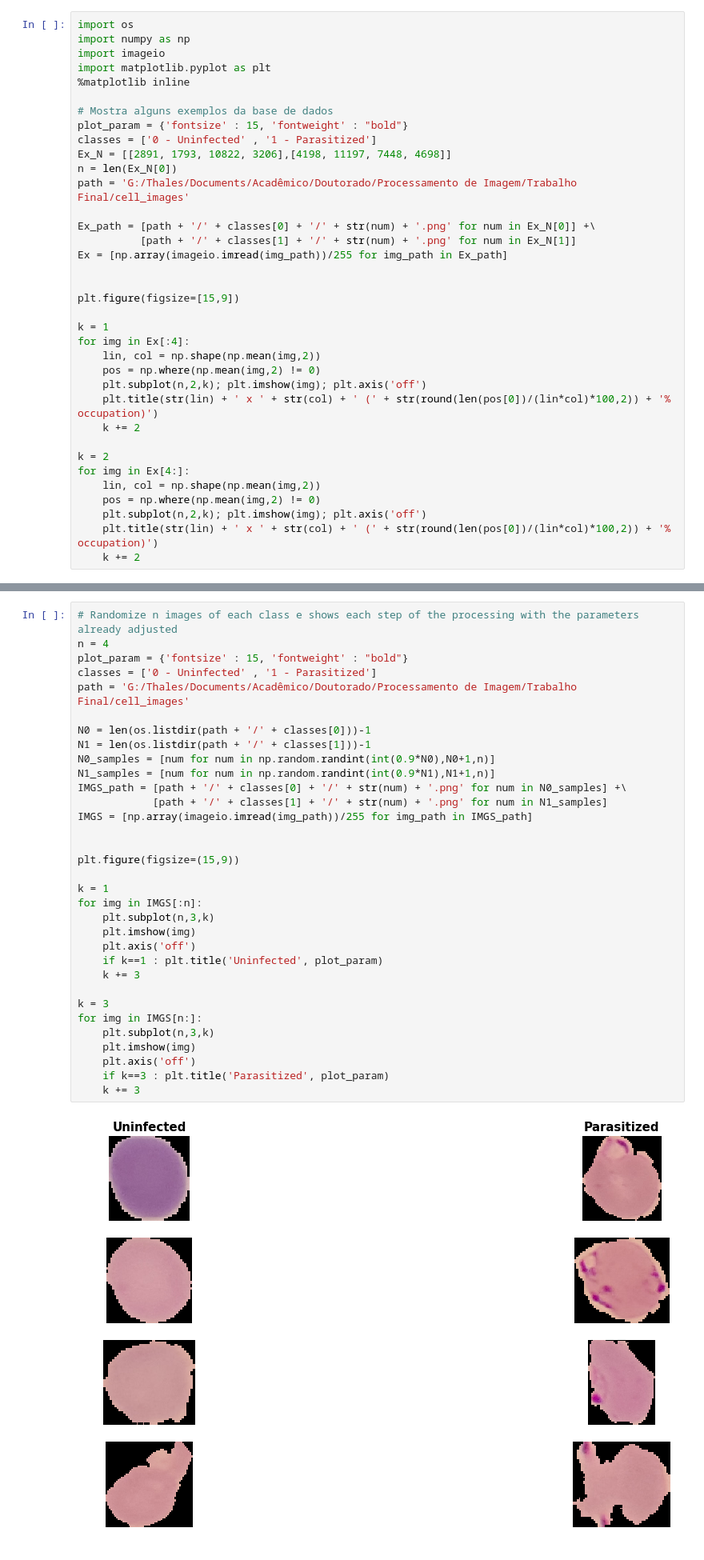
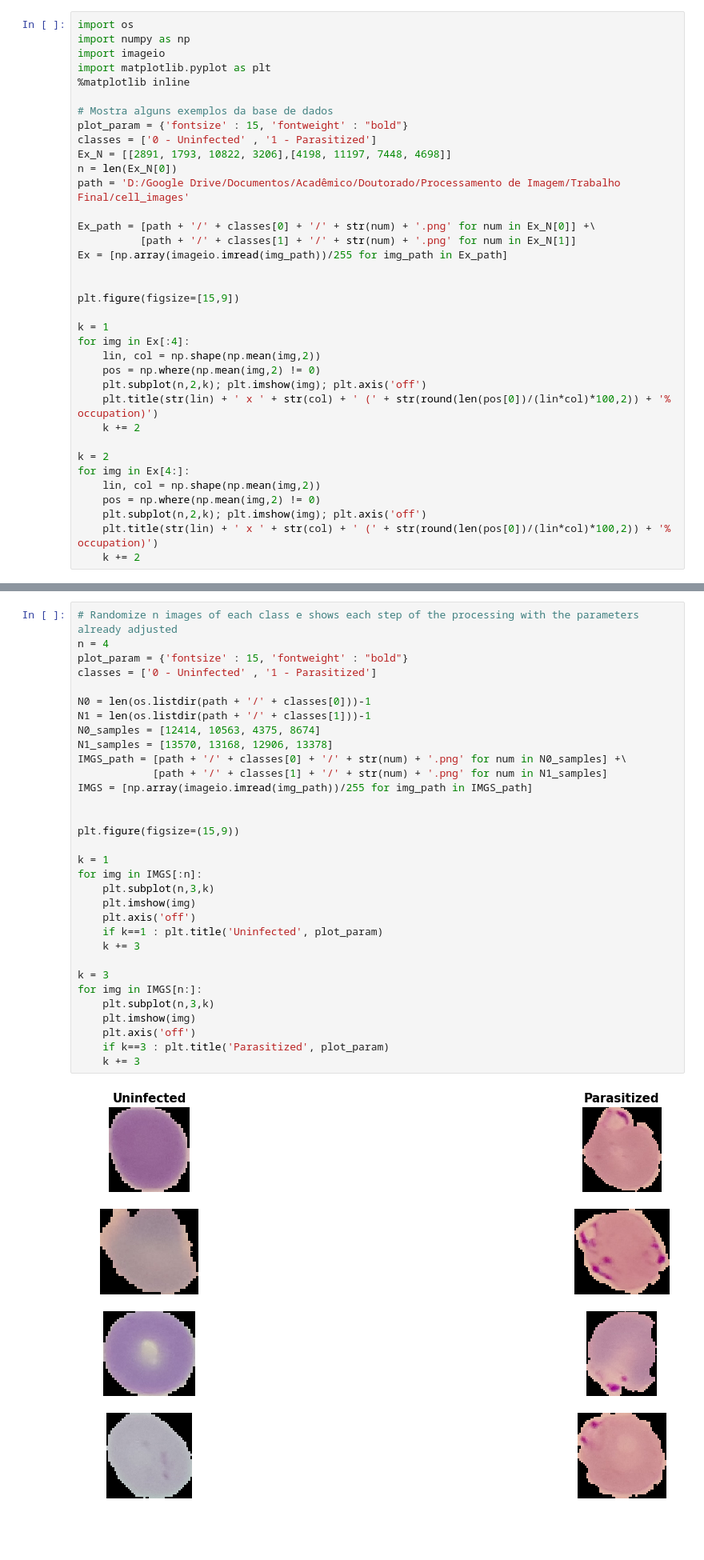
Before and after one commit to thalesogoncalves/Detecting-Malaria-Disease-in-Cell-Images, a Jupyter notebook: Report.ipynb, the cells around one changed output, grey strips where cells are left out. Shown at 80% size. Cells and saved outputs as stored; diff of their text form.

```diff
--- a/Report.ipynb
+++ b/Report.ipynb
@@ -13,7 +13,7 @@ plot_param = {'fontsize' : 15, 'fontweight' : "bold"}
 classes = ['0 - Uninfected' , '1 - Parasitized']
 Ex_N = [[2891, 1793, 10822, 3206],[4198, 11197, 7448, 4698]]
 n = len(Ex_N[0])
-path = 'G:/Thales/Documents/Acadêmico/Doutorado/Processamento de Imagem/Trabalho Final/cell_images'
+path = 'D:/Google Drive/Documentos/Acadêmico/Doutorado/Processamento de Imagem/Trabalho Final/cell_images'
 
 Ex_path = [path + '/' + classes[0] + '/' + str(num) + '.png' for num in Ex_N[0]] +\
           [path + '/' + classes[1] + '/' + str(num) + '.png' for num in Ex_N[1]]
@@ -52,37 +52,36 @@ Consider the images below. All steps of the algorithm and its partial results wi
 # Randomize n images of each class e shows each step of the processing with the parameters already adjusted
 n = 4
 plot_param = {'fontsize' : 15, 'fontweight' : "bold"}
 classes = ['0 - Uninfected' , '1 - Parasitized']
-path = 'G:/Thales/Documents/Acadêmico/Doutorado/Processamento de Imagem/Trabalho Final/cell_images'
 
 N0 = len(os.listdir(path + '/' + classes[0]))-1
 N1 = len(os.listdir(path + '/' + classes[1]))-1
-N0_samples = [num for num in np.random.randint(int(0.9*N0),N0+1,n)]
-N1_samples = [num for num in np.random.randint(int(0.9*N1),N1+1,n)]
+N0_samples = [12414, 10563, 4375, 8674]
+N1_samples = [13570, 13168, 12906, 13378]
 IMGS_path = [path + '/' + classes[0] + '/' + str(num) + '.png' for num in N0_samples] +\
             [path + '/' + classes[1] + '/' + str(num) + '.png' for num in N1_samples]
 IMGS = [np.array(imageio.imread(img_path))/255 for img_path in IMGS_path]
 
 
 plt.figure(figsize=(15,9))
 
 k = 1
 for img in IMGS[:n]:
     plt.subplot(n,3,k)
     plt.imshow(img)
     plt.axis('off')
     if k==1 : plt.title('Uninfected', plot_param)
     k += 3
 
 k = 3
 for img in IMGS[n:]:
     plt.subplot(n,3,k)
     plt.imshow(img)
     plt.axis('off')
     if k==3 : plt.title('Parasitized', plot_param)
     k += 3
 # %% [output]
-[figure, old version]
+[figure, new version]
 # %% [markdown]
 # 1 - Median Subtraction
 Once the color of the cells may be different, first we calculate its median color considering only pixels belonging to the object (black $(0,0,0)$ pixels in the image are ignored). Then we may generate an 'Median Image' (the original cell image with all object pixel colors setted to its median value) and then generate another image (called 'Centralized Image') by just subtracting them.
```
Also changed, not shown: parts of 15 cells of this notebook.
